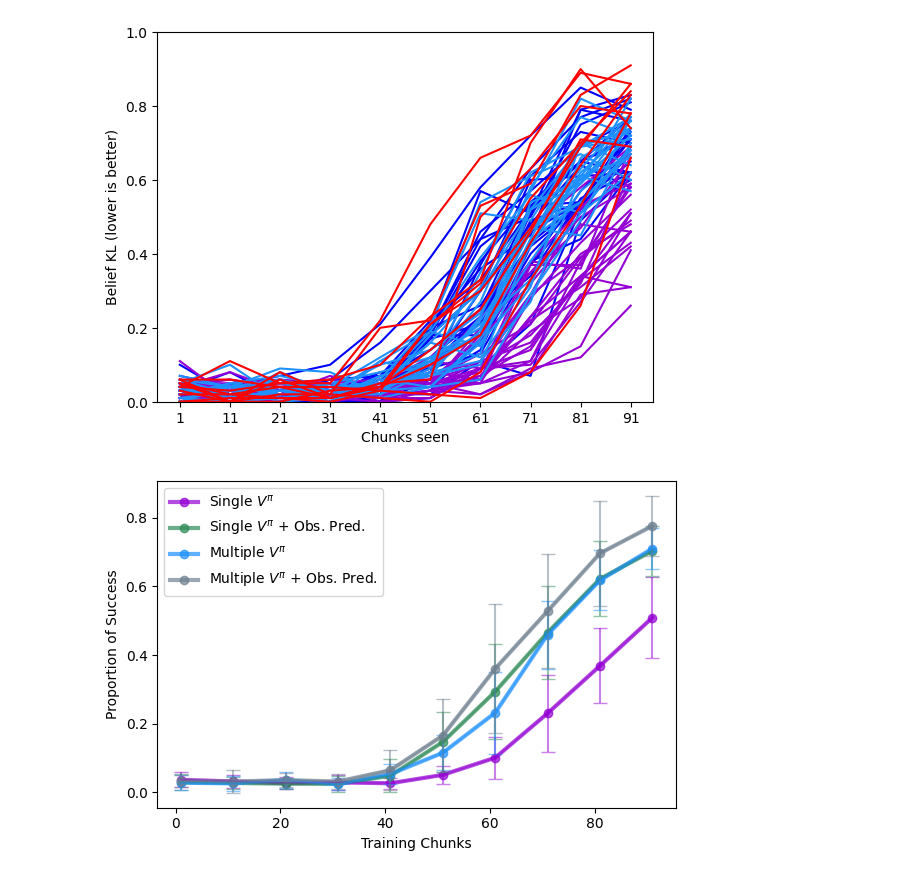
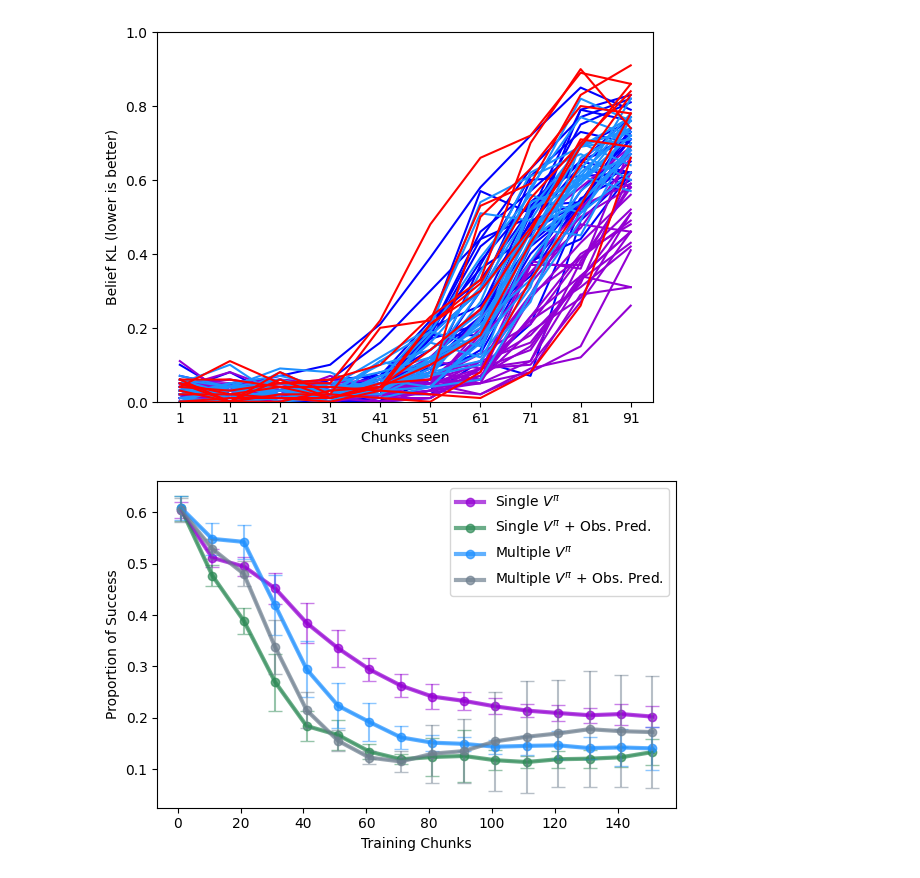
Before and after one commit to dkornai/emergent-beliefs, a Jupyter notebook: analyse.ipynb, the cells around one changed output. Cells and saved outputs as stored; diff of their text form; code cells hidden in the pictures.

```diff
--- a/analyse.ipynb
+++ b/analyse.ipynb
@@ -148,7 +25,7 @@ def comb(folder, i):
 plt.figure(figsize=(6,4))
 
 for i in range(25):
-    df_common = comb(folder='test2',i=i)
+    df_common = comb(folder='test1',i=i)
     #print(df_common)
     if i == 0:
         plt.scatter(df_common['linear'], df_common['success_rate'], c='darkviolet', alpha=0.7, label = 'Single $V^\pi$')
@@ -156,7 +33,7 @@ for i in range(25):
         plt.scatter(df_common['linear'], df_common['success_rate'], c='darkviolet', alpha=0.7)
 
 for i in range(25):
-    df_common = comb(folder='test',i=i)
+    df_common = comb(folder='test3',i=i)
     #print(df_common)
     if i == 0:
         plt.scatter(df_common['linear'],  df_common['success_rate'], c='seagreen', alpha=0.7, label = 'Single $V^\pi$ + Obs. Pred.')
@@ -164,7 +41,7 @@ for i in range(25):
         plt.scatter(df_common['linear'],  df_common['success_rate'], c='seagreen', alpha=0.7)
 
 for i in range(25):
-    df_common = comb(folder='test3',i=i)
+    df_common = comb(folder='test2',i=i)
     #print(df_common)
     if i == 0:
         plt.scatter(df_common['linear'], df_common['success_rate'], c='dodgerblue', alpha=0.7, label = 'Multiple $V^\pi$')
@@ -186,5 +63,5 @@ plt.tight_layout()
 #plt.xlim(0.08,0.7)
 #plt.ylim(0.0,1.00)
 #plt.xscale('exp')
-plt.savefig("figures/KL_succ.pdf")
+#plt.savefig("figures/KL_succ.pdf")
 # %% [output]
@@ -262,45 +139,53 @@ def extractor(folder, max_i):
 # %%
 x = 'index'
 #x = 'linear'
-y = 'success_rate'
-#y = 'linear'
+#y = 'success_rate'
+y = 'linear'
 
 plt.figure(figsize=(6,4))
 
-mean_df, std_df, sem_df = extractor('test2',25)
+mean_df, std_df, sem_df = extractor('test1',25)
+#print(mean_df)
+#print(std_df)
 col = 'darkviolet'
 
 plt.plot(mean_df[x], mean_df[y], c=col, linewidth=3, label = 'Single $V^\pi$', alpha=0.7, marker='o')
 #plt.fill_between(mean_df[x], mean_df[y] - std_df[y], mean_df[y] + std_df[y], color=col, alpha=0.1)
 plt.errorbar(mean_df[x], mean_df[y],  std_df[y], color=col, alpha=0.5, capsize = 5)
 
 
-mean_df, std_df, sem_df = extractor('test',25)
+mean_df, std_df, sem_df = extractor('test3',25)
+#print(mean_df)
+#print(std_df)
 col = 'seagreen'
 
 plt.plot(mean_df[x], mean_df[y], c=col, linewidth=3, label = 'Single $V^\pi$ + Obs. Pred.', alpha=0.7, marker='o')
 #plt.fill_between(mean_df[x], mean_df[y] - std_df[y], mean_df[y] + std_df[y], color=col, alpha=0.1)
 plt.errorbar(mean_df[x], mean_df[y],  std_df[y], color=col, alpha=0.5, capsize = 5)
 col = 'dodgerblue'
 
-mean_df, std_df, sem_df = extractor('test3',25)
+mean_df, std_df, sem_df = extractor('test2',25)
+#print(mean_df)
+#print(std_df)
 
 plt.plot(mean_df[x], mean_df[y], c=col, linewidth=3, label = 'Multiple $V^\pi$', alpha=0.7, marker='o')
 #plt.fill_between(mean_df[x], mean_df[y] - std_df[y], mean_df[y] + std_df[y], color=col, alpha=0.1)
 plt.errorbar(mean_df[x], mean_df[y],  std_df[y], color=col, alpha=0.5, capsize = 5)
 
 mean_df, std_df, sem_df = extractor('test4',20)
+#print(mean_df)
+#print(std_df)
 col = 'slategray'
 
 plt.plot(mean_df[x], mean_df[y], c=col, linewidth=3, label = 'Multiple $V^\pi$ + Obs. Pred.', alpha=0.7, marker='o')
 #plt.fill_between(mean_df[x], mean_df[y] - std_df[y], mean_df[y] + std_df[y], color=col, alpha=0.1)
 plt.errorbar(mean_df[x], mean_df[y],  std_df[y], color=col, alpha=0.5, capsize = 5)
 
 plt.xlabel("Training Chunks")
 plt.ylabel("Proportion of Success")
 plt.legend()
 plt.tight_layout()
 #plt.gca.invert_xaxis()
-plt.savefig("figures/train_succ.pdf")
+#plt.savefig("figures/train_succ.pdf")
 # %% [output]
-[figure, old version]
+[figure, new version]
```
Also changed, not shown: parts of 3 cells of this notebook, 5 other files.
